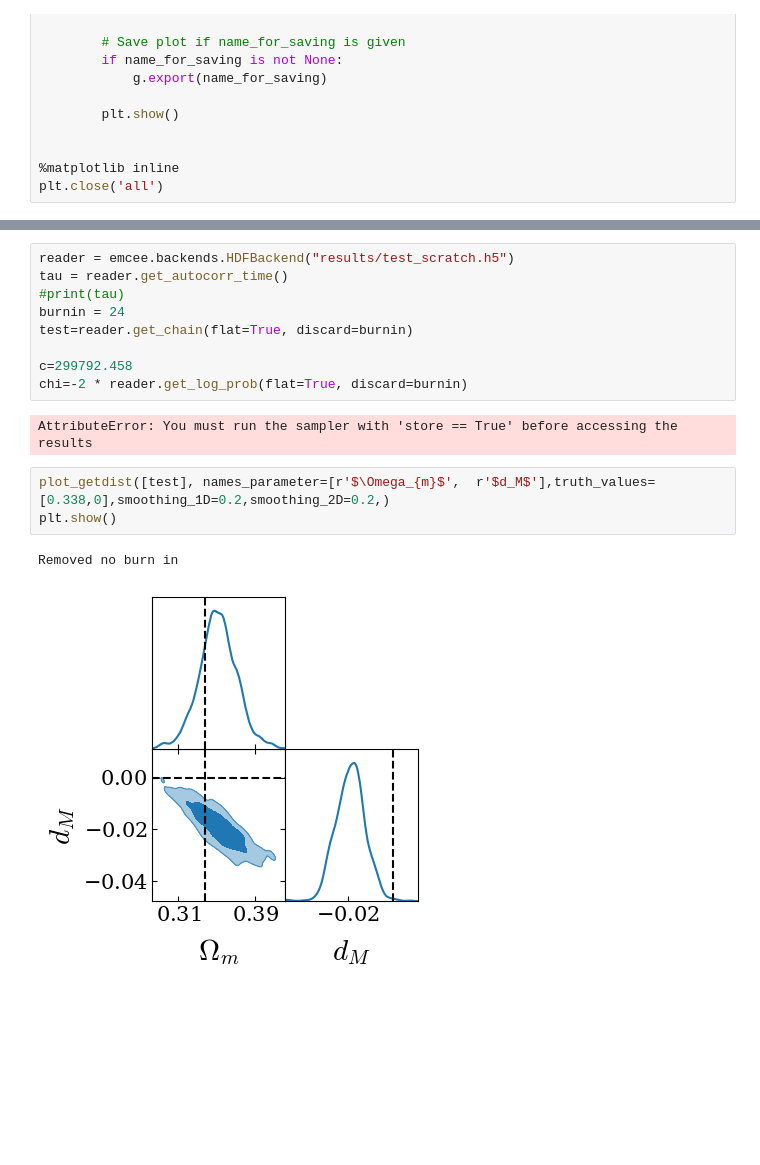
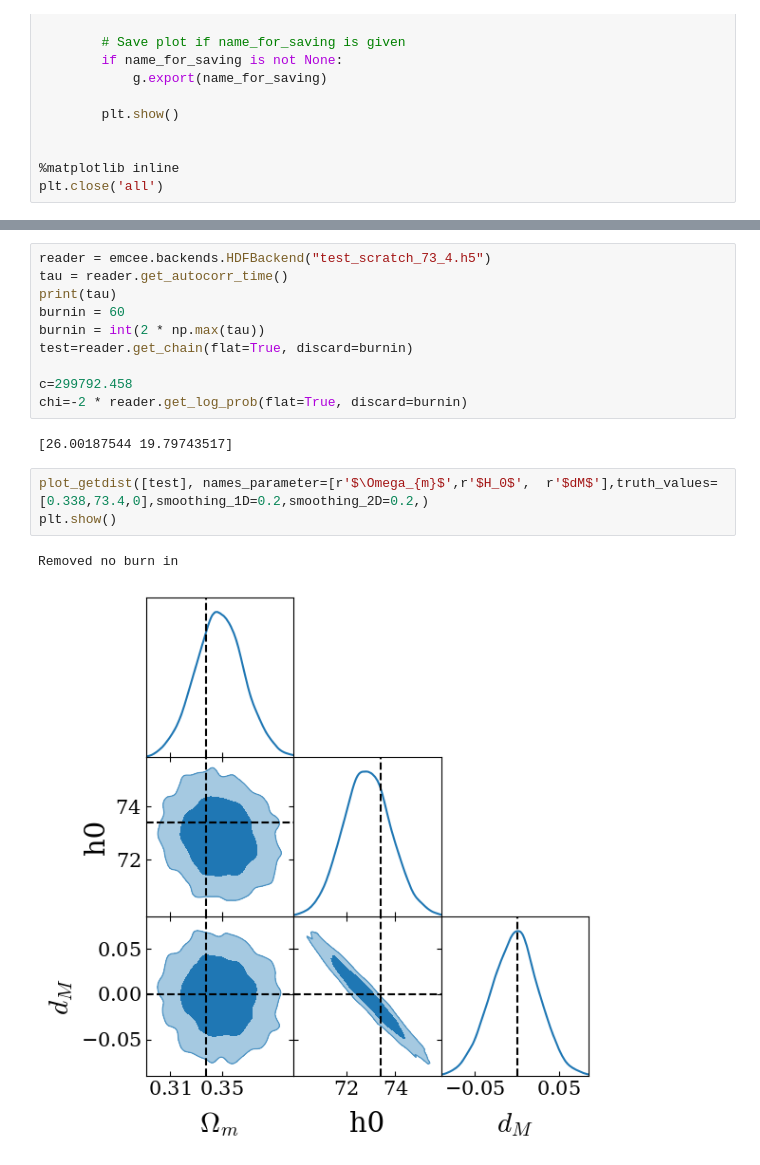
Before and after one commit to fsorrenti/debug, a Jupyter notebook: test.ipynb, the cells around one changed output, grey strips where cells are left out. Saved outputs shown, nothing was run; the diff lists cells and outputs as text; blank space fills up the shorter version.

```diff
--- a/test.ipynb
+++ b/test.ipynb
@@ -367,17 +369,18 @@ Pantheon+SH0ES.dat  Pantheon+SH0ES_STAT+SYS.cov  results  test.ipynb
 # %%
-reader = emcee.backends.HDFBackend("results/test_scratch.h5")
+reader = emcee.backends.HDFBackend("test_scratch_73_4.h5")
 tau = reader.get_autocorr_time()
-#print(tau)
-burnin = 24
+print(tau)
+burnin = 60
+burnin = int(2 * np.max(tau))
 test=reader.get_chain(flat=True, discard=burnin)
 
 c=299792.458
 chi=-2 * reader.get_log_prob(flat=True, discard=burnin)
 # %% [output]
-AttributeError: You must run the sampler with 'store == True' before accessing the results
+[26.00187544 19.79743517]
 # %%
-plot_getdist([test], names_parameter=[r'$\Omega_{m}$',  r'$d_M$'],truth_values=[0.338,0],smoothing_1D=0.2,smoothing_2D=0.2,)
+plot_getdist([test], names_parameter=[r'$\Omega_{m}$',r'$H_0$',  r'$dM$'],truth_values=[0.338,73.4,0],smoothing_1D=0.2,smoothing_2D=0.2,)
 plt.show()
 # %% [output]
 Removed no burn in
-[figure, old version]
+[figure, new version]
```
Also changed, not shown: parts of 5 cells of this notebook, 4 other files.
